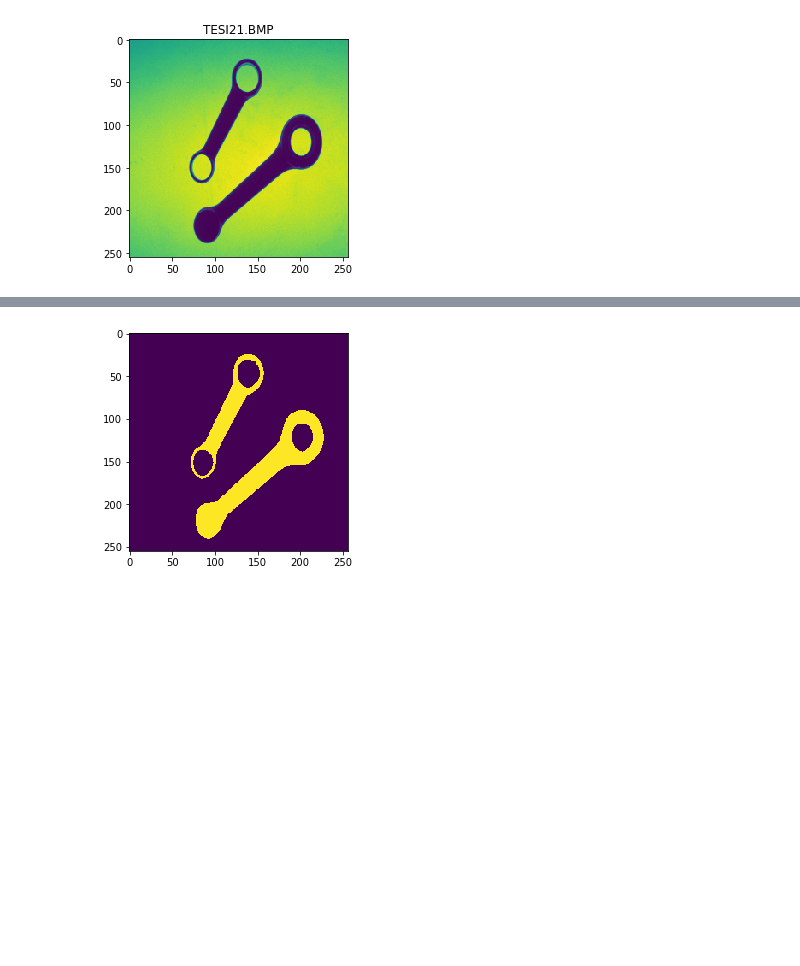
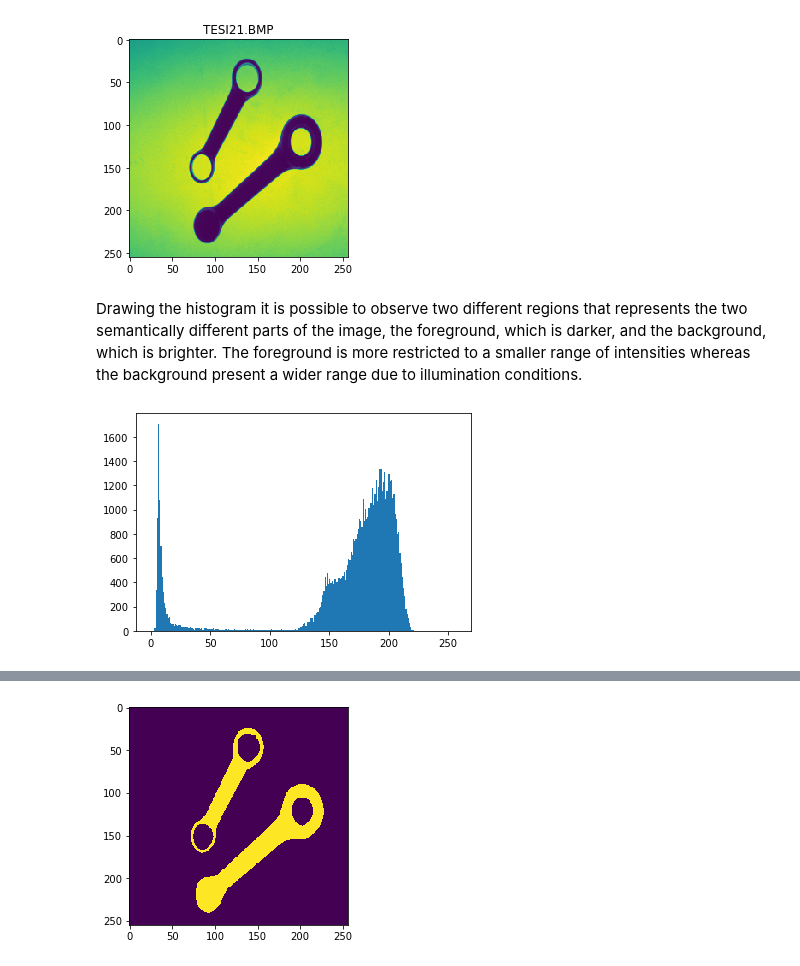
Before and after one commit to alomb/ComputerVisionAndImageProcessingProject, a Jupyter notebook: project/main.ipynb, the cells around one changed output, grey strips where cells are left out. Drawn from its saved outputs; the diff is of its cells as text; code cells hidden in the pictures; blank space fills up the shorter version.

```diff
--- a/project/main.ipynb
+++ b/project/main.ipynb
@@ -41,3 +41,9 @@ plt.title(task1_image_filenames[index])
 plt.show()
 # %% [output]
 [figure]
+# %% [markdown]
+Drawing the histogram it is possible to observe two different regions that represents the two semantically different parts of the image, the foreground, which is darker, and the background, which is brighter. The foreground is more restricted to a smaller range of intensities whereas the background present a wider range due to illumination conditions.
+# %%
+_ = plt.hist(image.ravel(),256,[0,256])
+# %% [output]
+[figure, added]
```
Also changed, not shown: parts of 11 cells of this notebook, 1 other file.
